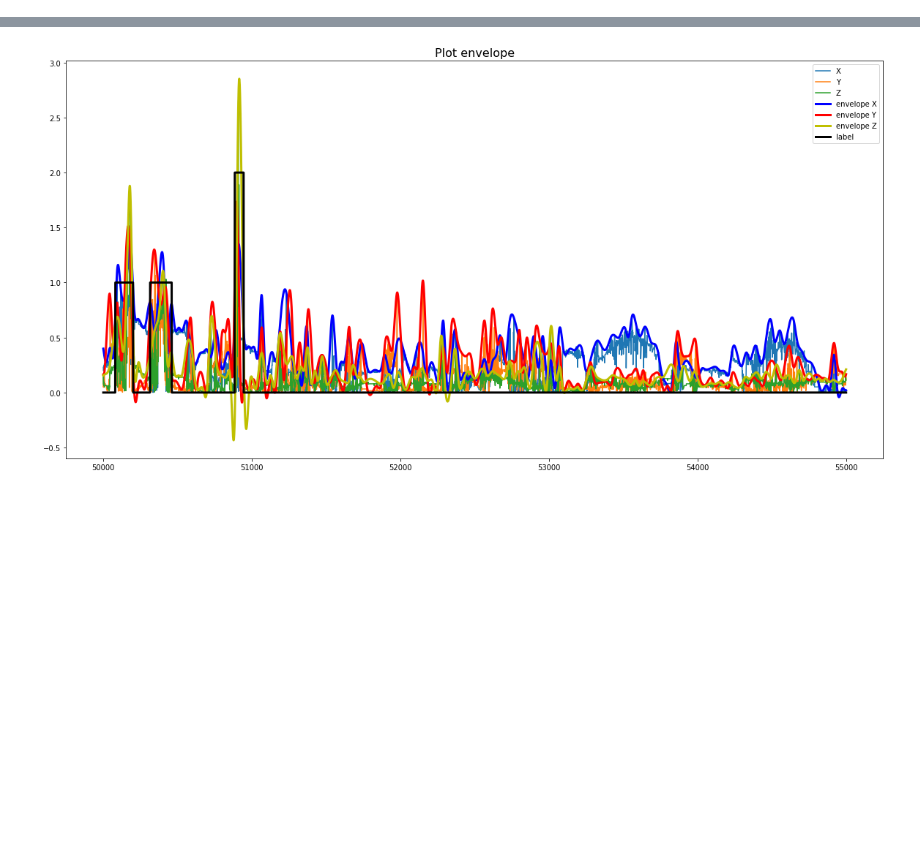
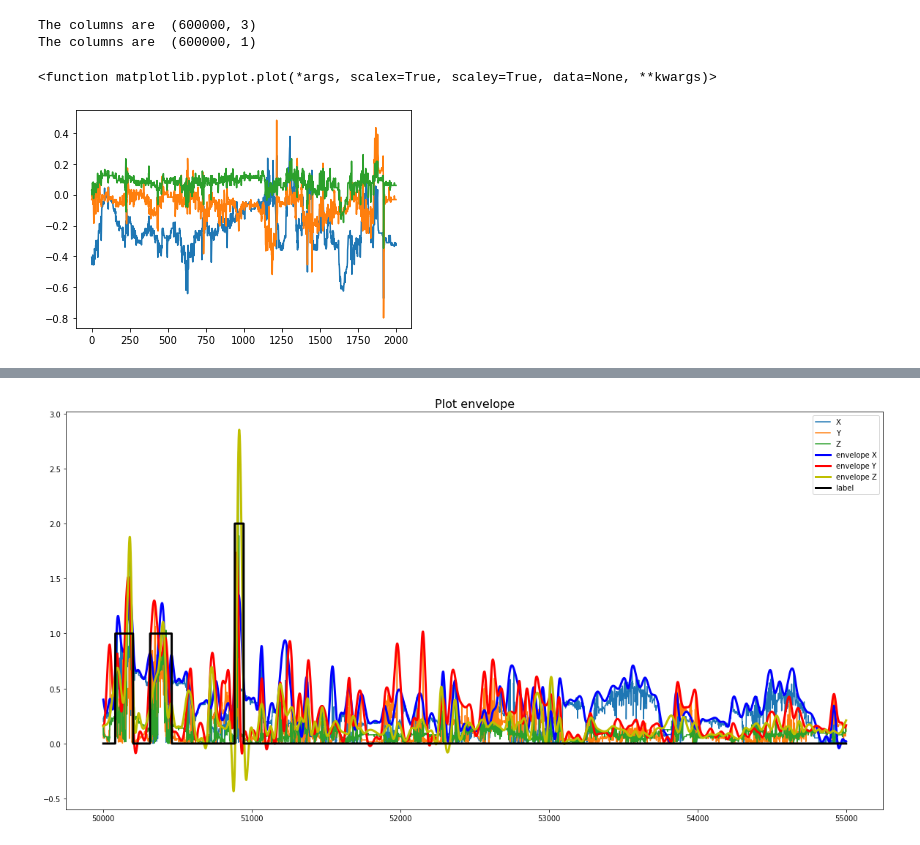
Before and after one commit to MorillaGit/quail_behavior_classifier, a Jupyter notebook: main.ipynb, the cells around one changed output, grey strips where cells are left out. Drawn from its saved outputs; the diff is of its cells as text; code cells hidden in the pictures; blank space fills up the shorter version.

```diff
--- a/main.ipynb
+++ b/main.ipynb
@@ -5,14 +15,4 @@ import importlib
 # %%
-importlib.reload(utils_module)
-
-df = utils_module.load_data(
-                path_data="data/",
-                name_csv_features="features.csv",
-                name_csv_labels="labels.csv",
-                delay=150,
-                labeled_data_step=600000,
-                )
-
 importlib.reload(preprocessing_module)
 
 data_arr = preprocessing_module.conver_datframe_to_numpy(
@@ -22,10 +22,30 @@ data_arr = preprocessing_module.conver_datframe_to_numpy(
                         )
 
 label_arr = preprocessing_module.conver_datframe_to_numpy(
-    df,
+                        df,
                         columns=["label"],
                         debug=True,
                         )
+# %% [output]
+The columns are  (600000, 3)
+The columns are  (600000, 1)
+# %%
+from src import preprocessing_module
+import importlib
+import matplotlib.pyplot as plt
+
+importlib.reload(preprocessing_module)
+detrend = preprocessing_module.detrend_signal(  signal = data_arr,
+                                                type_detrend = "LINEAR"
+                                                )
+
+start = 5000
+end = 7000
+plt.plot(detrend[start:end])
+plt.plot
+# %% [output]
+<function matplotlib.pyplot.plot(*args, scalex=True, scaley=True, data=None, **kwargs)>
+[figure, added]
 # %%
 from src import preprocessing_module
 import importlib
```
Also changed, not shown: parts of 4 cells of this notebook, 3 other files.
